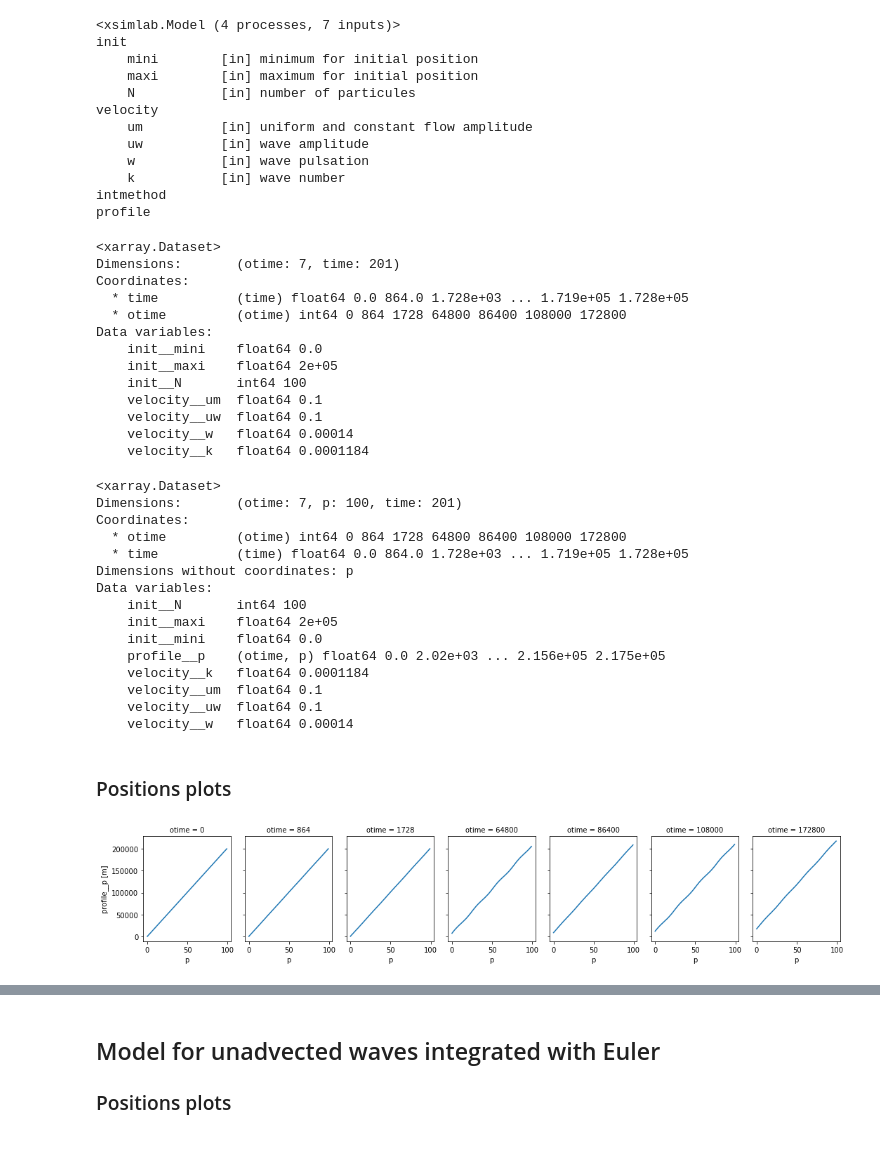
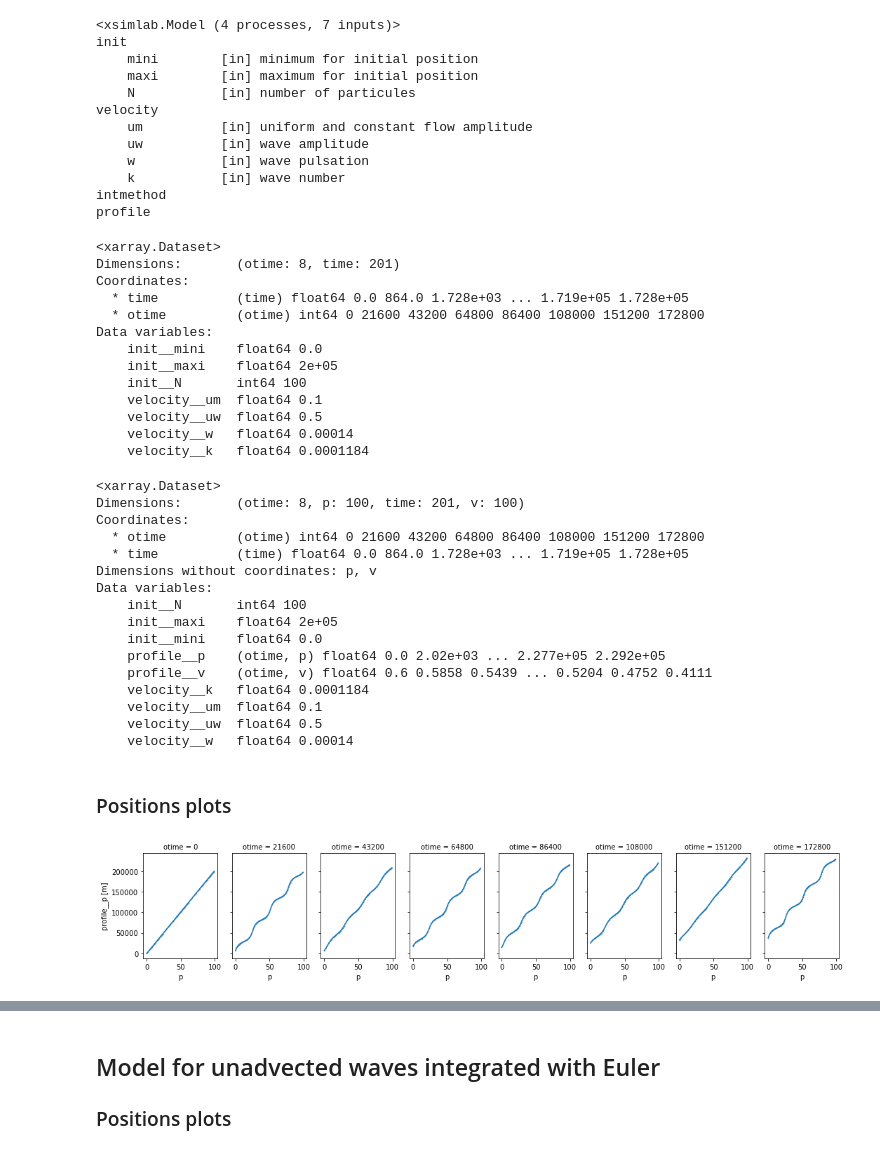
Before and after one commit to margot-demol/stage-m1, a Jupyter notebook: simple_integration.ipynb, the cells around one changed output, grey strips where cells are left out. Saved outputs shown, nothing was run; the diff lists cells and outputs as text; code cells hidden in the pictures.

```diff
--- a/simple_integration.ipynb
+++ b/simple_integration.ipynb
@@ -140,26 +140,26 @@ profile
 #CREATE SET UP
 in_ds_advect = xs.create_setup(model=advect_model,
                         clocks={'time': np.linspace(0,48*3600, 201),
-                                'otime': [0, 864,1728,64800,86400, 108000,172800 ]},
+                                'otime': [0, 21600,43200,64800,86400, 108000,151200,172800 ]},
                         master_clock='time',
                         input_vars={'init': {'mini': 0., 'maxi': 200000., 'N':100},#INITIALISATION
-                                    'velocity': {'um': 0.1, 'uw': 0.1, 'w':1.4*10**(-4), 'k':6.10**(-5)},
+                                    'velocity': {'um': 0.1, 'uw': 0.5, 'w':1.4*10**(-4), 'k':6.10**(-5)},
                                     },
-                        output_vars={'profile__p' : 'otime',})
+                        output_vars={'profile__p' : 'otime','profile__v' : 'otime'})
 # %%
 in_ds_advect
 # %% [output]
 <xarray.Dataset>
-Dimensions:       (otime: 7, time: 201)
+Dimensions:       (otime: 8, time: 201)
 Coordinates:
   * time          (time) float64 0.0 864.0 1.728e+03 ... 1.719e+05 1.728e+05
-  * otime         (otime) int64 0 864 1728 64800 86400 108000 172800
+  * otime         (otime) int64 0 21600 43200 64800 86400 108000 151200 172800
 Data variables:
     init__mini    float64 0.0
     init__maxi    float64 2e+05
     init__N       int64 100
     velocity__um  float64 0.1
-    velocity__uw  float64 0.1
+    velocity__uw  float64 0.5
     velocity__w   float64 0.00014
     velocity__k   float64 0.0001184
 # %%
@@ -167,26 +167,28 @@ out_ds_advect = in_ds_advect.xsimlab.run(model=advect_model)
 out_ds_advect
 # %% [output]
 <xarray.Dataset>
-Dimensions:       (otime: 7, p: 100, time: 201)
+Dimensions:       (otime: 8, p: 100, time: 201, v: 100)
 Coordinates:
-  * otime         (otime) int64 0 864 1728 64800 86400 108000 172800
+  * otime         (otime) int64 0 21600 43200 64800 86400 108000 151200 172800
   * time          (time) float64 0.0 864.0 1.728e+03 ... 1.719e+05 1.728e+05
-Dimensions without coordinates: p
+Dimensions without coordinates: p, v
 Data variables:
     init__N       int64 100
     init__maxi    float64 2e+05
     init__mini    float64 0.0
-    profile__p    (otime, p) float64 0.0 2.02e+03 ... 2.156e+05 2.175e+05
+    profile__p    (otime, p) float64 0.0 2.02e+03 ... 2.277e+05 2.292e+05
+    profile__v    (otime, v) float64 0.6 0.5858 0.5439 ... 0.5204 0.4752 0.4111
     velocity__k   float64 0.0001184
     velocity__um  float64 0.1
-    velocity__uw  float64 0.1
+    velocity__uw  float64 0.5
     velocity__w   float64 0.00014
 # %% [markdown]
 ### Positions plots
 # %%
 p = out_ds_advect.profile__p
-p.plot(col="otime", figsize=(15,3));
+v = out_ds_advect.profile__v
+p.plot(col="otime", marker=".", markersize=1, figsize=(15,3));
 # %% [output]
-[figure, old version]
+[figure, new version]
 # %%
 p = p.assign_coords(p=p.isel(otime=0, drop=True))
```
Also changed, not shown: parts of 27 cells of this notebook.
